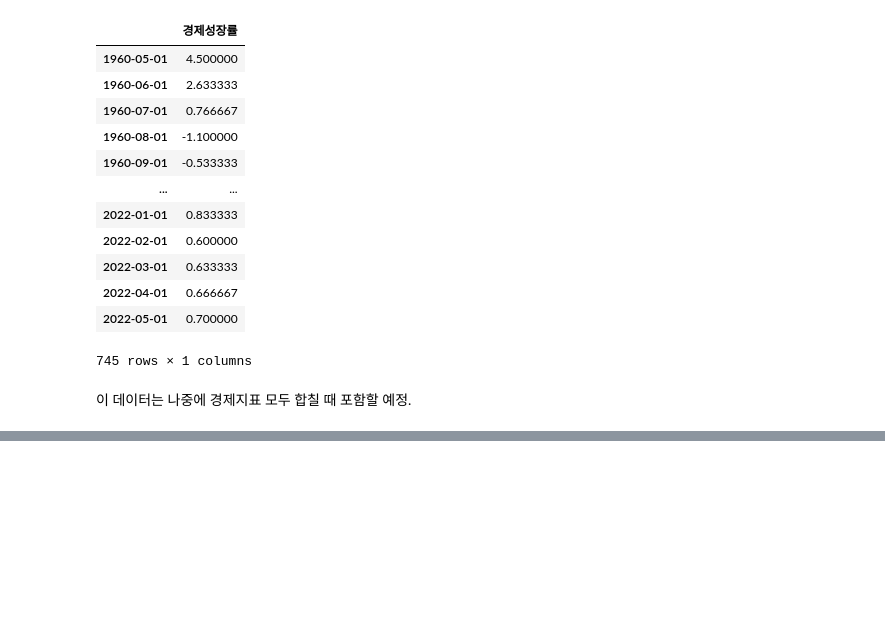
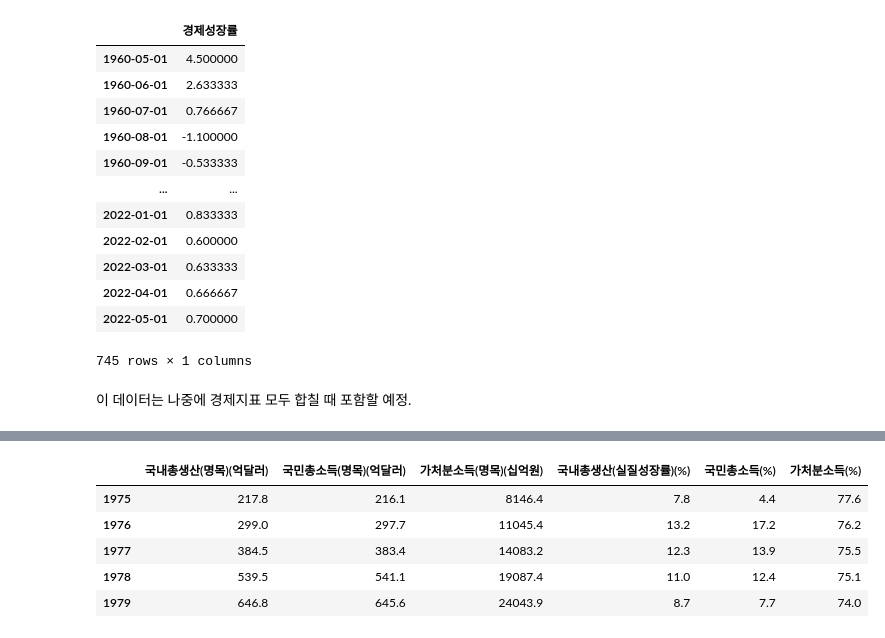
Before and after one commit to nan-park/section2_project, a Jupyter notebook: kor_data_preprocessing.ipynb, the cells around one changed output, grey strips where cells are left out. Saved outputs shown, nothing was run; the diff lists cells and outputs as text; code cells hidden in the pictures; blank space fills up the shorter version.

```diff
--- a/kor_data_preprocessing.ipynb
+++ b/kor_data_preprocessing.ipynb
@@ -425,0 +449,11 @@ monthly_growth_rate
+# %%
+yearly_df.columns = ['국내총생산(명목)(억달러)', '국민총소득(명목)(억달러)', '가처분소득(명목)(십억원)', '국내총생산(실질성장률)(%)', '국민총소득(%)', '가처분소득(%)']
+yearly_df = yearly_df.iloc[4:, :]
+yearly_df.head()
+# %% [output]
+|  | 국내총생산(명목)(억달러) | 국민총소득(명목)(억달러) | 가처분소득(명목)(십억원) | 국내총생산(실질성장률)(%) | 국민총소득(%) | 가처분소득(%) |
+| 1975 | 217.8 | 216.1 | 8146.4 | 7.8 | 4.4 | 77.6 |
+| 1976 | 299.0 | 297.7 | 11045.4 | 13.2 | 17.2 | 76.2 |
+| 1977 | 384.5 | 383.4 | 14083.2 | 12.3 | 13.9 | 75.5 |
+| 1978 | 539.5 | 541.1 | 19087.4 | 11.0 | 12.4 | 75.1 |
+| 1979 | 646.8 | 645.6 | 24043.9 | 8.7 | 7.7 | 74.0 |
```
Also changed, not shown: parts of 14 cells of this notebook.
